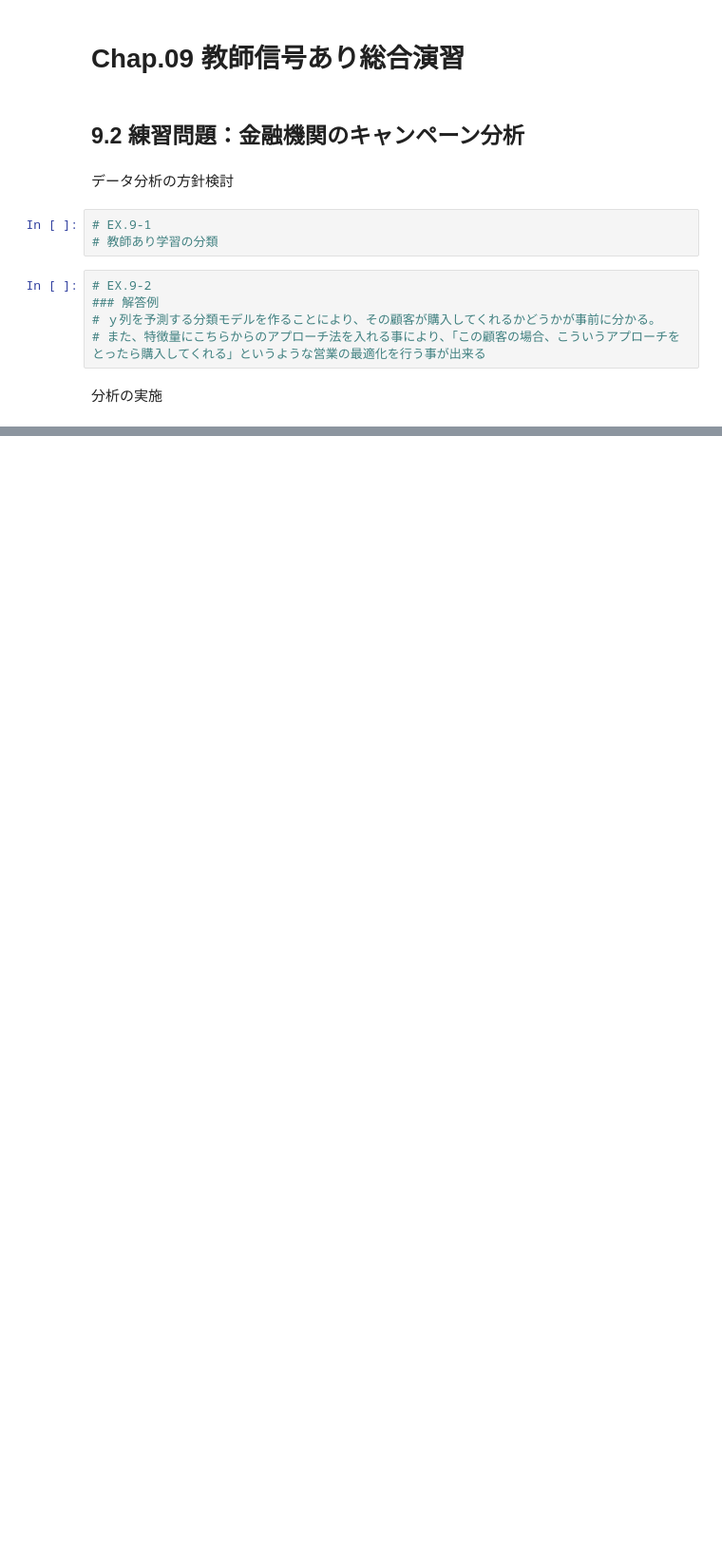
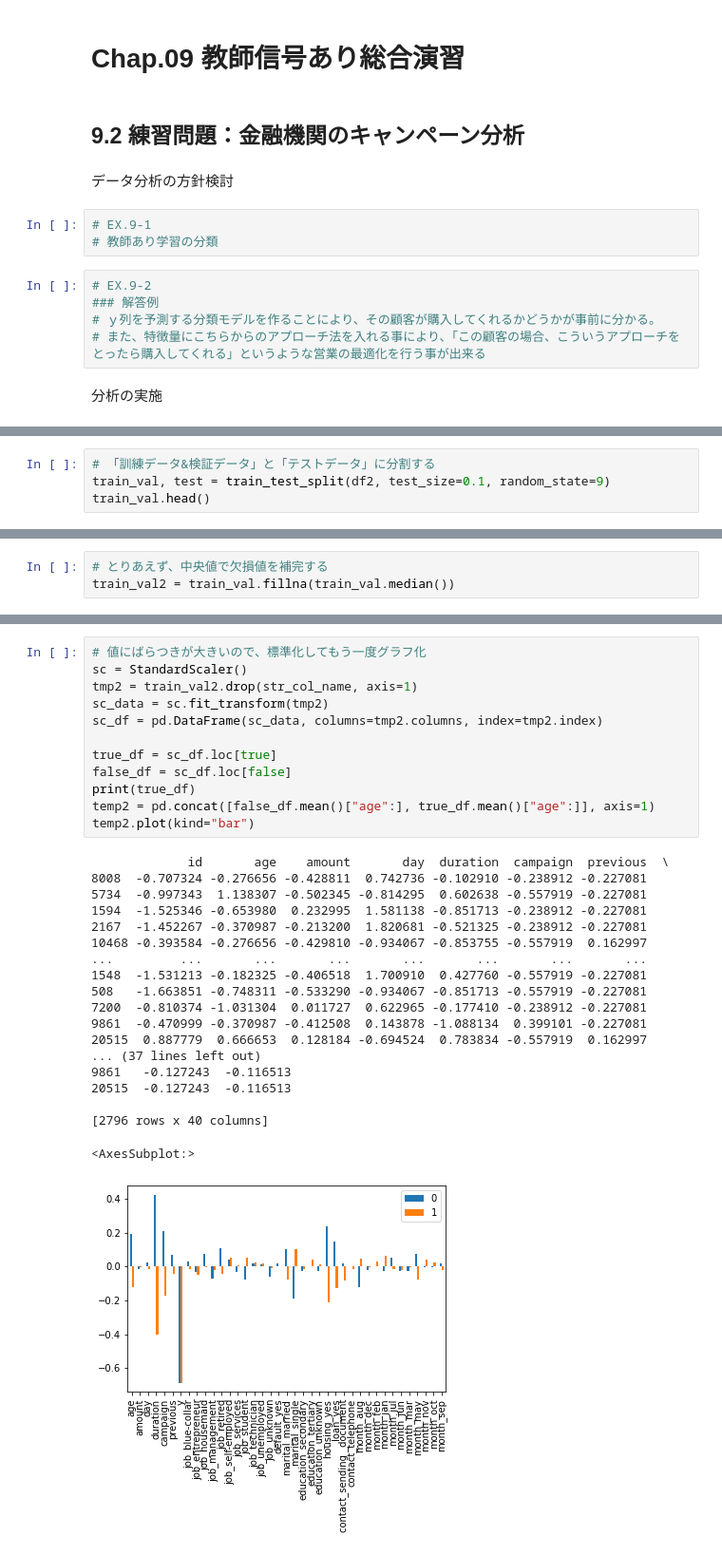
Before and after one commit to ginmaruGH/Introduction_to_Machine_Learning_with_Python_Imp, a Jupyter notebook: jupyter/ch_09.ipynb, the cells around one changed output, grey strips where cells are left out. Shown at 95% size. Saved outputs shown, nothing was run; the diff lists cells and outputs as text; blank space fills up the shorter version.

```diff
--- a/jupyter/ch_09.ipynb
+++ b/jupyter/ch_09.ipynb
@@ -28,0 +96,4 @@ df.shape
+# %%
+# 「訓練データ&検証データ」と「テストデータ」に分割する
+train_val, test = train_test_split(df2, test_size=0.1, random_state=9)
+train_val.head()
@@ -28,0 +120,3 @@ df.shape
+# %%
+# とりあえず、中央値で欠損値を補完する
+train_val2 = train_val.fillna(train_val.median())
@@ -28,0 +434,32 @@ df.shape
+# %%
+# 値にばらつきが大きいので、標準化してもう一度グラフ化
+sc = StandardScaler()
+tmp2 = train_val2.drop(str_col_name, axis=1)
+sc_data = sc.fit_transform(tmp2)
+sc_df = pd.DataFrame(sc_data, columns=tmp2.columns, index=tmp2.index)
+
+true_df = sc_df.loc[true]
+false_df = sc_df.loc[false]
+print(true_df)
+temp2 = pd.concat([false_df.mean()["age":], true_df.mean()["age":]], axis=1)
+temp2.plot(kind="bar")
+# %% [output]
+             id       age    amount       day  duration  campaign  previous  \
+8008  -0.707324 -0.276656 -0.428811  0.742736 -0.102910 -0.238912 -0.227081
+5734  -0.997343  1.138307 -0.502345 -0.814295  0.602638 -0.557919 -0.227081
+1594  -1.525346 -0.653980  0.232995  1.581138 -0.851713 -0.238912 -0.227081
+2167  -1.452267 -0.370987 -0.213200  1.820681 -0.521325 -0.238912 -0.227081
+10468 -0.393584 -0.276656 -0.429810 -0.934067 -0.853755 -0.557919  0.162997
+...         ...       ...       ...       ...       ...       ...       ...
+1548  -1.531213 -0.182325 -0.406518  1.700910  0.427760 -0.557919 -0.227081
+508   -1.663851 -0.748311 -0.533290 -0.934067 -0.851713 -0.557919 -0.227081
+7200  -0.810374 -1.031304  0.011727  0.622965 -0.177410 -0.238912 -0.227081
+9861  -0.470999 -0.370987 -0.412508  0.143878 -1.088134  0.399101 -0.227081
+20515  0.887779  0.666653  0.128184 -0.694524  0.783834 -0.557919  0.162997
+... (37 lines left out)
+9861   -0.127243  -0.116513
+20515  -0.127243  -0.116513
+
+[2796 rows x 40 columns]
+<AxesSubplot:>
+[figure, added]
```
Also changed, not shown: parts of 33 cells of this notebook.
